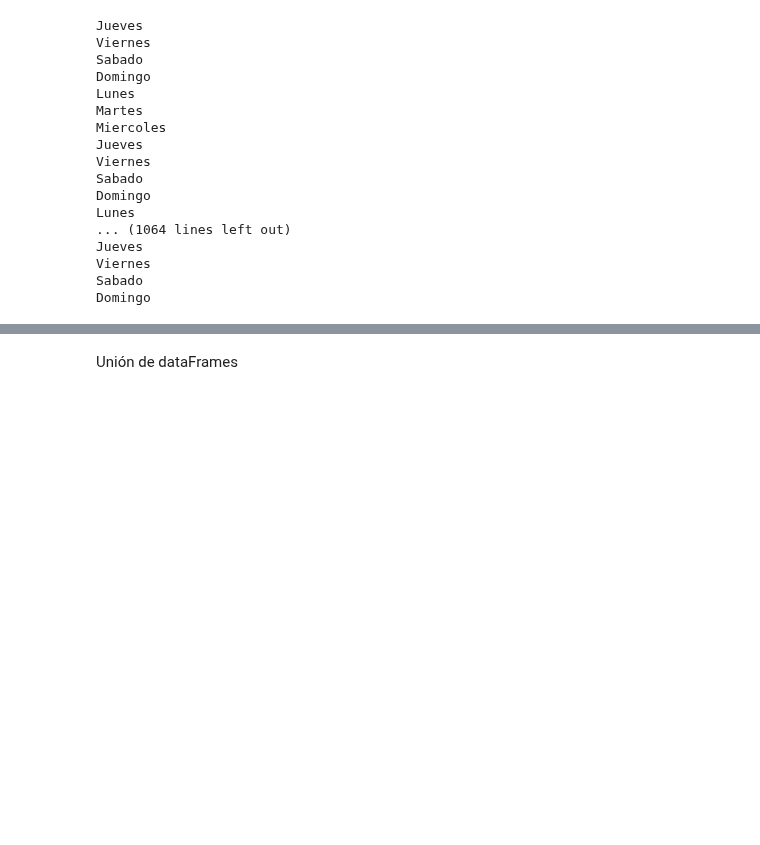
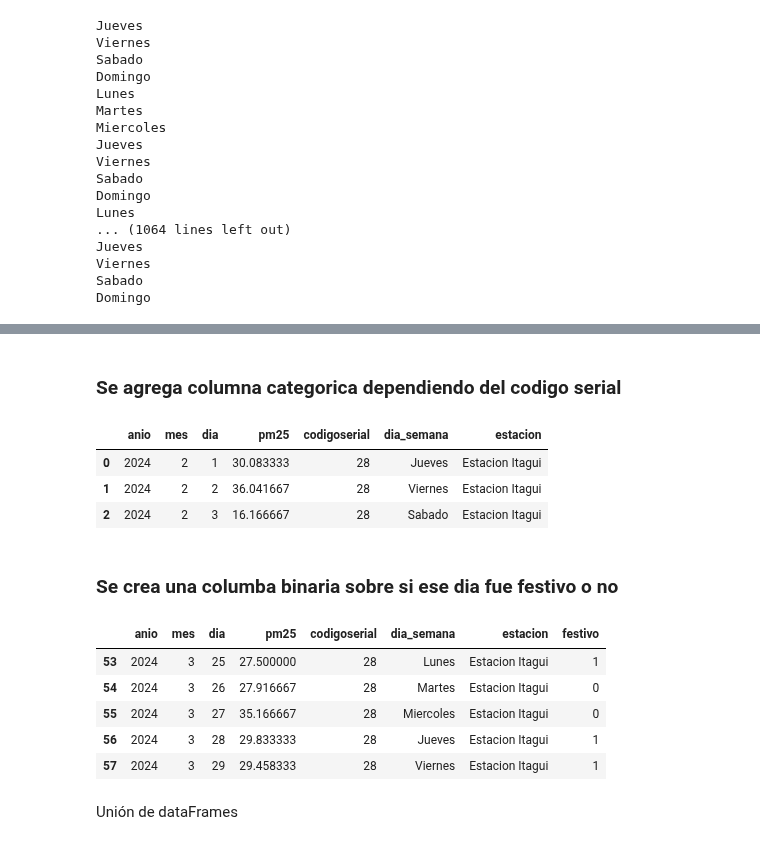
Before and after one commit to kennethLeonel/Monografia-calidad-del-aire-valle-de-aburra, a Jupyter notebook: Proyecto_dataset.ipynb, the cells around one changed output, grey strips where cells are left out. Cells and saved outputs as stored; diff of their text form; code cells hidden in the pictures; blank space fills up the shorter version.

```diff
--- a/Proyecto_dataset.ipynb
+++ b/Proyecto_dataset.ipynb
@@ -391,3 +386,73 @@ presionItaguiPromedio.head(3)
+# %% [markdown]
+### Se agrega columna  categorica dependiendo del codigo serial
+# %%
+
+def categoriaCodigoSerial(codigo):
+    """
+    Función para definir la categoría de calidad del aire
+    args:   codigo = código serial de calidad del aire
+    In[0]: código serial
+    Out[0]: categoría de calidad del aire
+    """
+    if codigo == 28:
+        return 'Estacion Itagui'
+    elif codigo == 69:
+        return 'Estacion Caldas'
+    elif codigo == 86:
+        return 'Estacion Aranjuez'
+
+# Aplicar la función a cada fila del DataFrame estación Itagui
+calidadAireItagui['estacion'] = calidadAireItagui.apply(lambda row: categoriaCodigoSerial(row['codigoserial']), axis=1)
+
+# Aplicar la función a cada fila del DataFrame estación Caldas
+calidadAireCaldas['estacion'] = calidadAireCaldas.apply(lambda row: categoriaCodigoSerial(row['codigoserial']), axis=1)
+
+# Aplicar la función a cada fila del DataFrame estación Aranjuez
+calidadAireAranjuez['estacion'] = calidadAireAranjuez.apply(lambda row: categoriaCodigoSerial(row['codigoserial']), axis=1)
+
+# Se muestran los primeros 3 registros de los dataframes con la nueva columna
+
+calidadAireItagui.head(3)
+# %% [output]
+|  | anio | mes | dia | pm25 | codigoserial | dia_semana | estacion |
+| 0 | 2024 | 2 | 1 | 30.083333 | 28 | Jueves | Estacion Itagui |
+| 1 | 2024 | 2 | 2 | 36.041667 | 28 | Viernes | Estacion Itagui |
+| 2 | 2024 | 2 | 3 | 16.166667 | 28 | Sabado | Estacion Itagui |
+# %% [markdown]
+### Se crea una columba binaria sobre si ese dia fue festivo o no
+# %%
+import pandas as pd
+import datetime
+import holidays
+
+# Obtener los festivos de Colombia
+festivosColombia = holidays.CO()
+
+# Función para verificar si es festivo
+def es_festivo(anio, mes, dia):
+    try:
+        fecha = datetime.date(int(anio), int(mes), int(dia))
+        festivo = fecha in festivosColombia
+        if festivo == True :
+            return 1
+        else :
+            return 0
+    except ValueError:
+        return None  # Retornar None si hay un valor inválido
+
+
+# Aplicamos la función es_festivo
+calidadAireItagui['festivo'] = calidadAireItagui.apply(lambda row: es_festivo(row['anio'], row['mes'], row['dia']), axis=1)
+
+# resultado para ver que el 25 de marzo fue festivo igual que el 29 y 29 representando el jueves y viernes santo
+calidadAireItagui.iloc[53:58]
+# %% [output]
+|  | anio | mes | dia | pm25 | codigoserial | dia_semana | estacion | festivo |
+| 53 | 2024 | 3 | 25 | 27.500000 | 28 | Lunes | Estacion Itagui | 1 |
+| 54 | 2024 | 3 | 26 | 27.916667 | 28 | Martes | Estacion Itagui | 0 |
+| 55 | 2024 | 3 | 27 | 35.166667 | 28 | Miercoles | Estacion Itagui | 0 |
+| 56 | 2024 | 3 | 28 | 29.833333 | 28 | Jueves | Estacion Itagui | 1 |
+| 57 | 2024 | 3 | 29 | 29.458333 | 28 | Viernes | Estacion Itagui | 1 |
 # %% [markdown]
 Unión de dataFrames
 # %%
```
Also changed, not shown: parts of 4 cells of this notebook.
